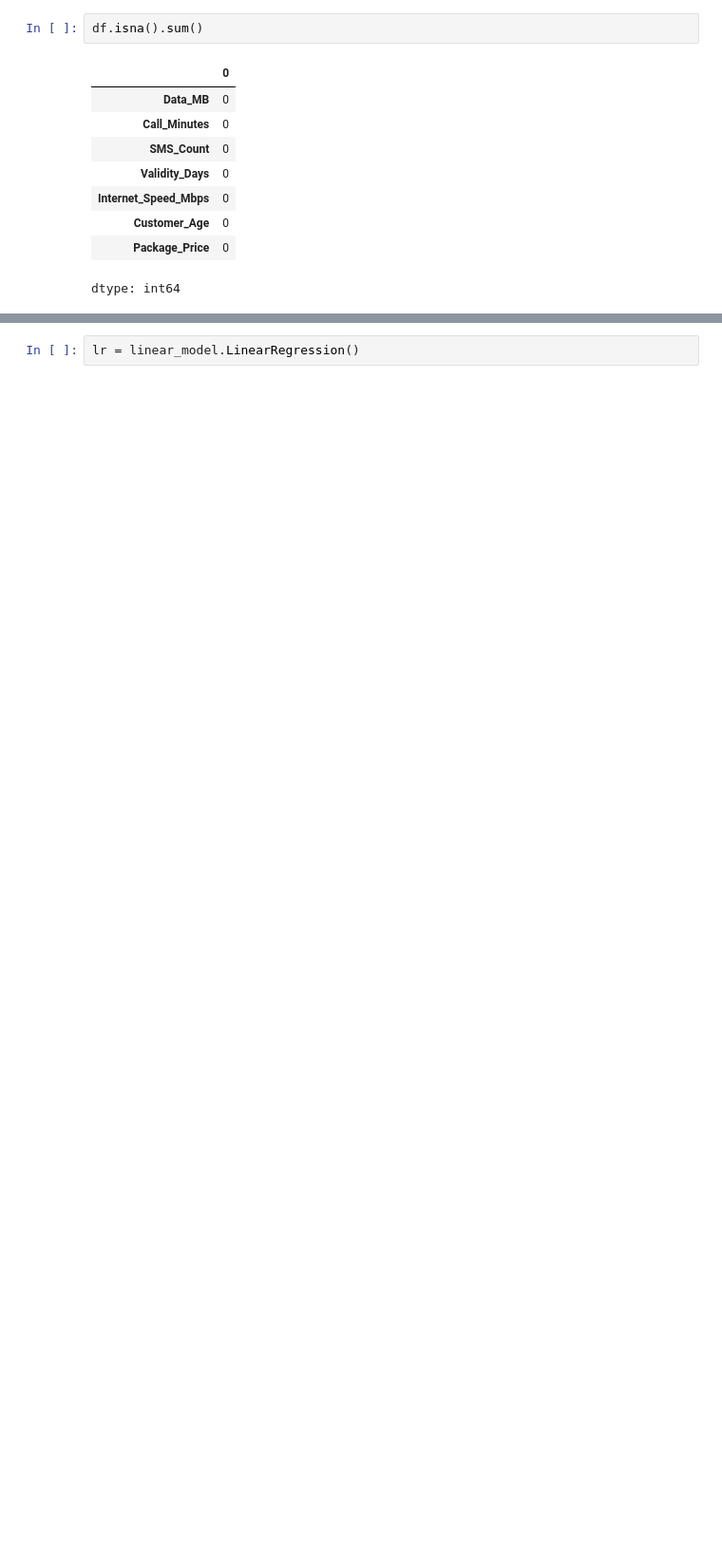
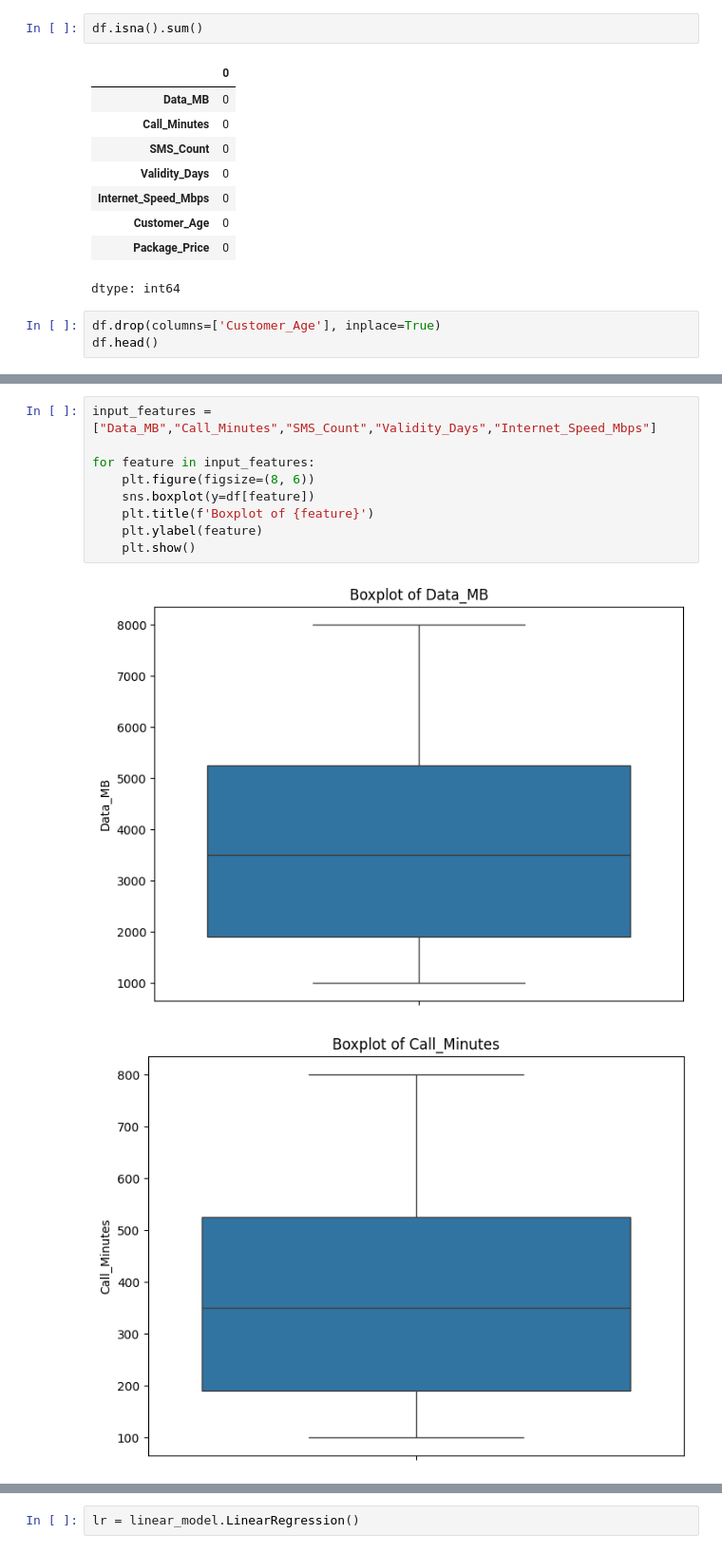
Before and after one commit to Aymankhadija/ML-Models, a Jupyter notebook: Package_Price_prediction.ipynb, the cells around one changed output, grey strips where cells are left out. Shown at 95% size. Saved outputs shown, nothing was run; the diff lists cells and outputs as text; blank space fills up the shorter version.

```diff
--- a/Package_Price_prediction.ipynb
+++ b/Package_Price_prediction.ipynb
@@ -72,3 +73,6 @@ df.isna().sum()
 | Customer_Age | 0 |
 | Package_Price | 0 |
 dtype: int64
+# %%
+df.drop(columns=['Customer_Age'], inplace=True)
+df.head()
@@ -74,0 +86,12 @@ dtype: int64
+# %%
+input_features = ["Data_MB","Call_Minutes","SMS_Count","Validity_Days","Internet_Speed_Mbps"]
+
+for feature in input_features:
+    plt.figure(figsize=(8, 6))
+    sns.boxplot(y=df[feature])
+    plt.title(f'Boxplot of {feature}')
+    plt.ylabel(feature)
+    plt.show()
+# %% [output]
+[figure, added]
+[figure, added]
```
Also changed, not shown: parts of 20 cells of this notebook.
